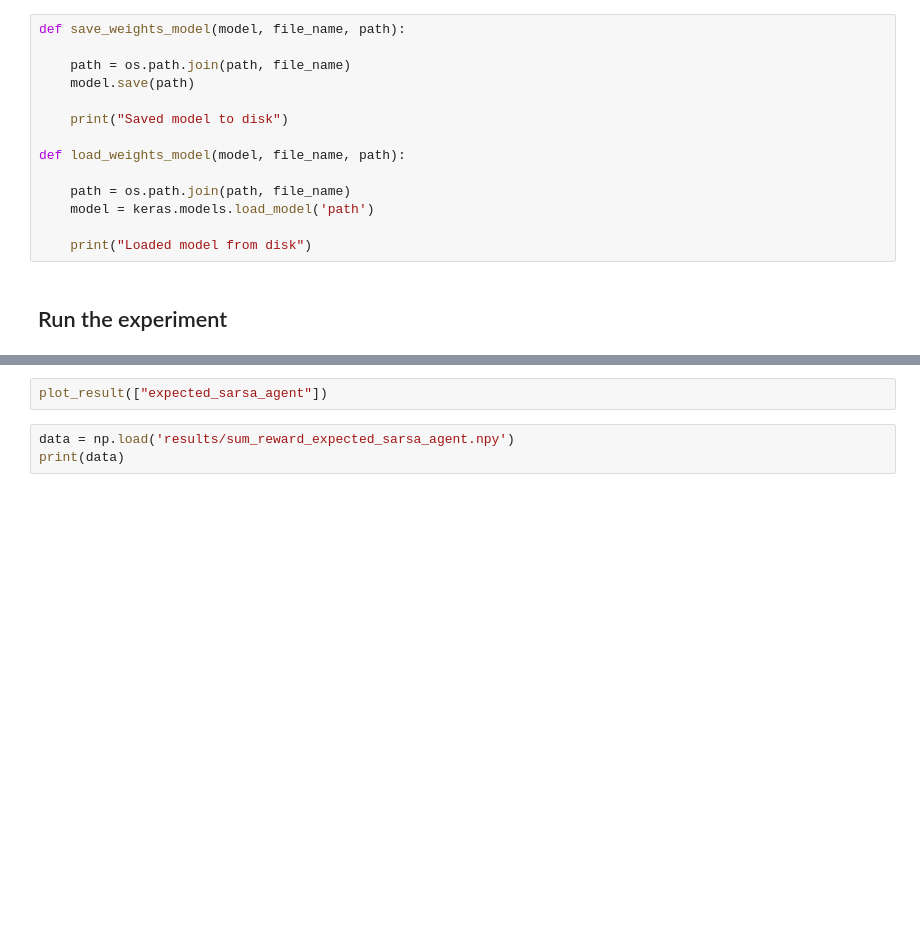
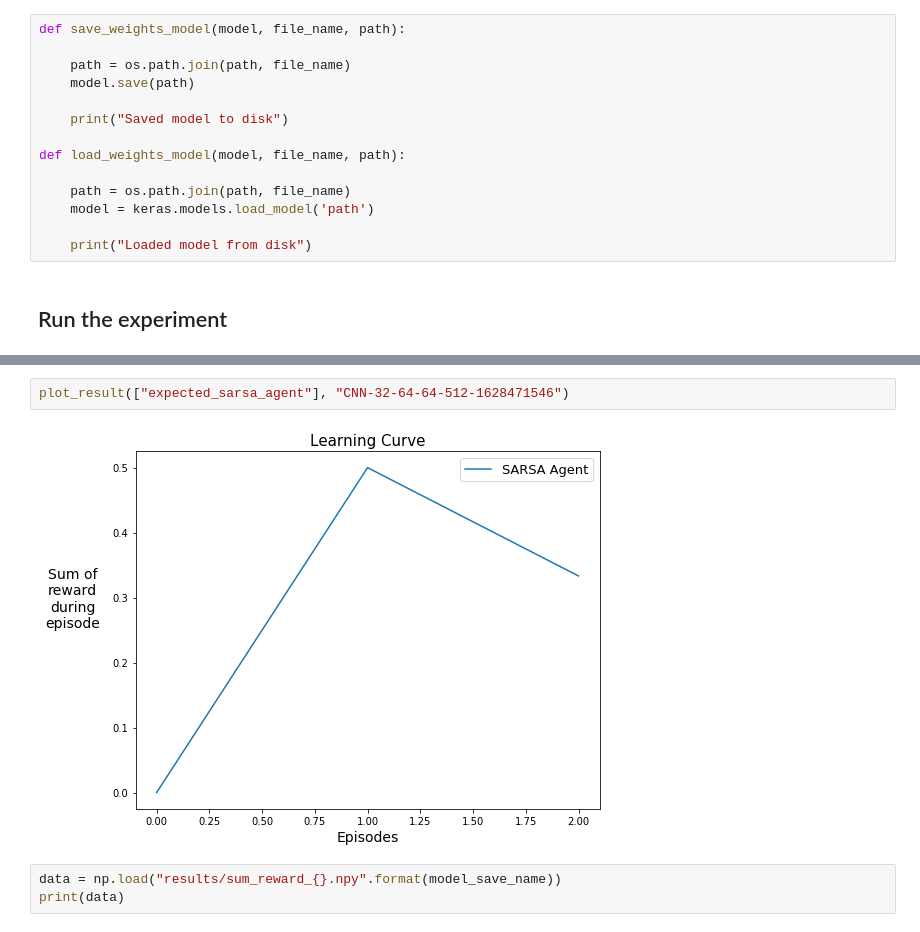
Before and after one commit to BananaBond/OpenAIGym_AtariBreakout, a Jupyter notebook: Main.ipynb, the cells around one changed output, grey strips where cells are left out. Drawn from its saved outputs; the diff is of its cells as text; blank space fills up the shorter version.

Commit message:
Added results load and save, all saves and loads working

```diff
--- a/Main.ipynb
+++ b/Main.ipynb
@@ -638,5 +644,7 @@ Replay Buffer loaded : 665
 # %%
-plot_result(["expected_sarsa_agent"])
+plot_result(["expected_sarsa_agent"], "CNN-32-64-64-512-1628471546")
+# %% [output]
+[figure, added]
 # %%
-data = np.load('results/sum_reward_expected_sarsa_agent.npy')
+data = np.load("results/sum_reward_{}.npy".format(model_save_name))
 print(data)
```
Also changed, not shown: parts of 3 cells of this notebook, 4 other files.
